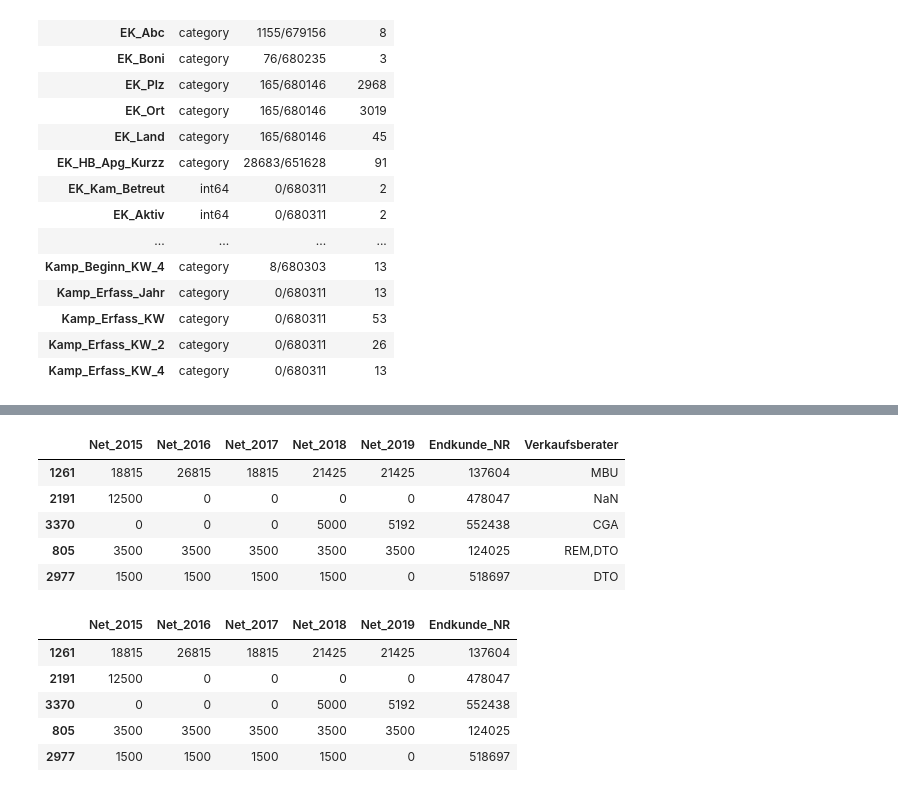
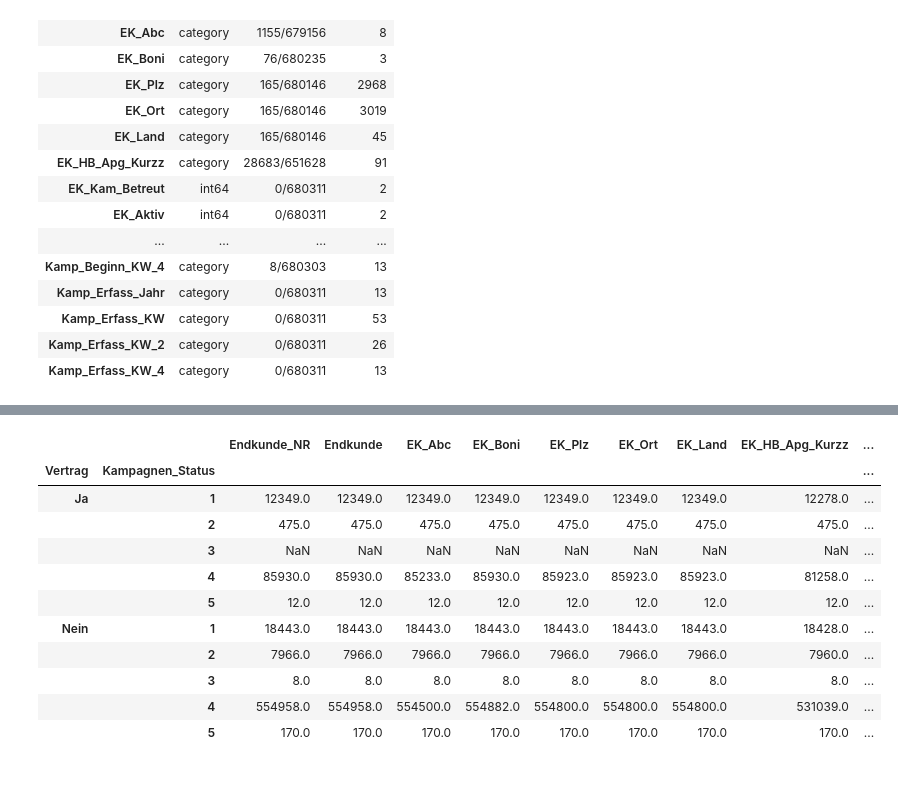
Before and after one commit to apgsga-stc/PredictiveAnalyticsPython, a Jupyter notebook: vkprog_analyse/scribbles.ipynb, the cells around one changed output, grey strips where cells are left out. Cells and saved outputs as stored; diff of their text form; code cells hidden in the pictures.

```diff
--- a/vkprog_analyse/scribbles.ipynb
+++ b/vkprog_analyse/scribbles.ipynb
@@ -216,3 +216,18 @@ booking_raw.head(5)
+# %%
+booking_raw.groupby(["Vertrag","Kampagnen_Status"]).count()
+# %% [output]
+|  |  | Endkunde_NR | Endkunde | EK_Abc | EK_Boni | EK_Plz | EK_Ort | EK_Land | EK_HB_Apg_Kurzz | ... |
+| Vertrag | Kampagnen_Status |  |  |  |  |  |  |  |  | ... |
+| Ja | 1 | 12349.0 | 12349.0 | 12349.0 | 12349.0 | 12349.0 | 12349.0 | 12349.0 | 12278.0 | ... |
+|  | 2 | 475.0 | 475.0 | 475.0 | 475.0 | 475.0 | 475.0 | 475.0 | 475.0 | ... |
+|  | 3 | NaN | NaN | NaN | NaN | NaN | NaN | NaN | NaN | ... |
+|  | 4 | 85930.0 | 85930.0 | 85233.0 | 85930.0 | 85923.0 | 85923.0 | 85923.0 | 81258.0 | ... |
+|  | 5 | 12.0 | 12.0 | 12.0 | 12.0 | 12.0 | 12.0 | 12.0 | 12.0 | ... |
+| Nein | 1 | 18443.0 | 18443.0 | 18443.0 | 18443.0 | 18443.0 | 18443.0 | 18443.0 | 18428.0 | ... |
+|  | 2 | 7966.0 | 7966.0 | 7966.0 | 7966.0 | 7966.0 | 7966.0 | 7966.0 | 7960.0 | ... |
+|  | 3 | 8.0 | 8.0 | 8.0 | 8.0 | 8.0 | 8.0 | 8.0 | 8.0 | ... |
+|  | 4 | 554958.0 | 554958.0 | 554500.0 | 554882.0 | 554800.0 | 554800.0 | 554800.0 | 531039.0 | ... |
+|  | 5 | 170.0 | 170.0 | 170.0 | 170.0 | 170.0 | 170.0 | 170.0 | 170.0 | ... |
 # %%
 def booking_nettos_vbs(booking_raw):
     today = pd.Timestamp.now()
@@ -263,18 +275,0 @@ ek_booking = booking_nettos_vbs(booking_raw=booking_raw)
-# %%
-ek_booking.sample(5,random_state=42)
-# %% [output]
-|  | Net_2015 | Net_2016 | Net_2017 | Net_2018 | Net_2019 | Endkunde_NR | Verkaufsberater |
-| 1261 | 18815 | 26815 | 18815 | 21425 | 21425 | 137604 | MBU |
-| 2191 | 12500 | 0 | 0 | 0 | 0 | 478047 | NaN |
-| 3370 | 0 | 0 | 0 | 5000 | 5192 | 552438 | CGA |
-| 805 | 3500 | 3500 | 3500 | 3500 | 3500 | 124025 | REM,DTO |
-| 2977 | 1500 | 1500 | 1500 | 1500 | 0 | 518697 | DTO |
-# %%
-booking_nettos_flattened.sample(5,random_state=42)
-# %% [output]
-|  | Net_2015 | Net_2016 | Net_2017 | Net_2018 | Net_2019 | Endkunde_NR |
-| 1261 | 18815 | 26815 | 18815 | 21425 | 21425 | 137604 |
-| 2191 | 12500 | 0 | 0 | 0 | 0 | 478047 |
-| 3370 | 0 | 0 | 0 | 5000 | 5192 | 552438 |
-| 805 | 3500 | 3500 | 3500 | 3500 | 3500 | 124025 |
-| 2977 | 1500 | 1500 | 1500 | 1500 | 0 | 518697 |
```
Also changed, not shown: parts of 8 cells of this notebook, 2 other files.
